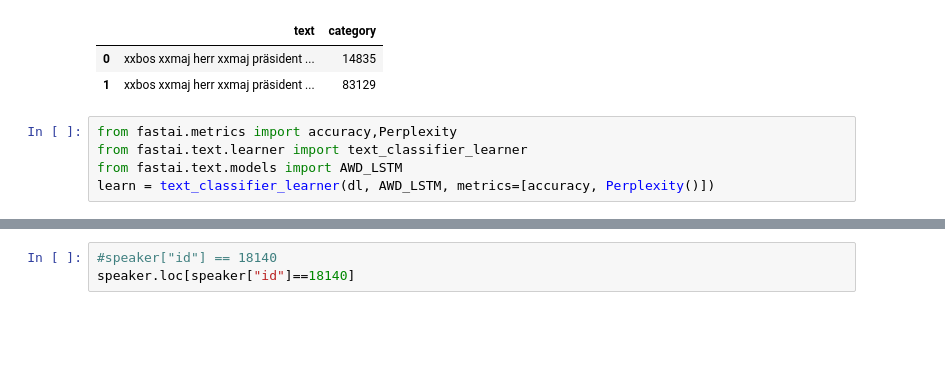
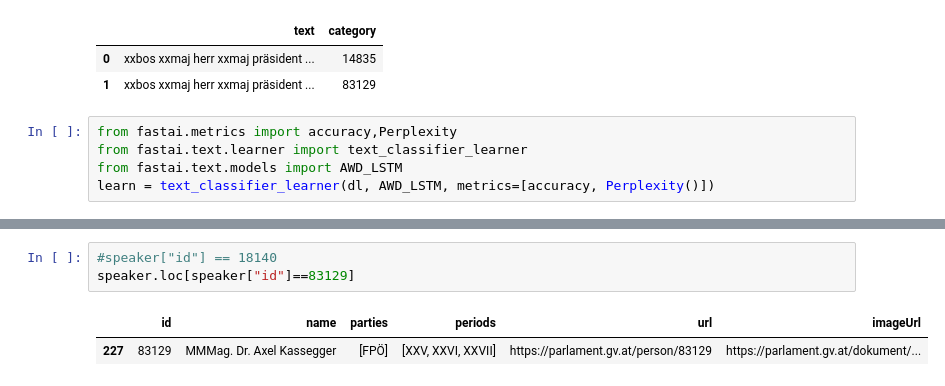
Before and after one commit to georghoeller/fastbook, a Jupyter notebook: my-stuff/lesson3-nlp-parlament/speaker_recog.ipynb, the cells around one changed output, grey strips where cells are left out. Cells and saved outputs as stored; diff of their text form; blank space fills up the shorter version.

```diff
--- a/my-stuff/lesson3-nlp-parlament/speaker_recog.ipynb
+++ b/my-stuff/lesson3-nlp-parlament/speaker_recog.ipynb
@@ -153,5 +155,8 @@ learn.predict("Ich bin Wolfgang Sobotka und ich versuche jetzt, ein bisschen ruh
 # %%
 #speaker["id"] == 18140
-speaker.loc[speaker["id"]==18140]
+speaker.loc[speaker["id"]==83129]
+# %% [output]
+|  | id | name | parties | periods | url | imageUrl |
+| 227 | 83129 | MMMag. Dr. Axel Kassegger | [FPÖ] | [XXV, XXVI, XXVII] | https://parlament.gv.at/person/83129 | https://parlament.gv.at/dokument/... |
 # %%
 len(train_df["speaker"].unique())
```
Also changed, not shown: parts of 6 cells of this notebook.
